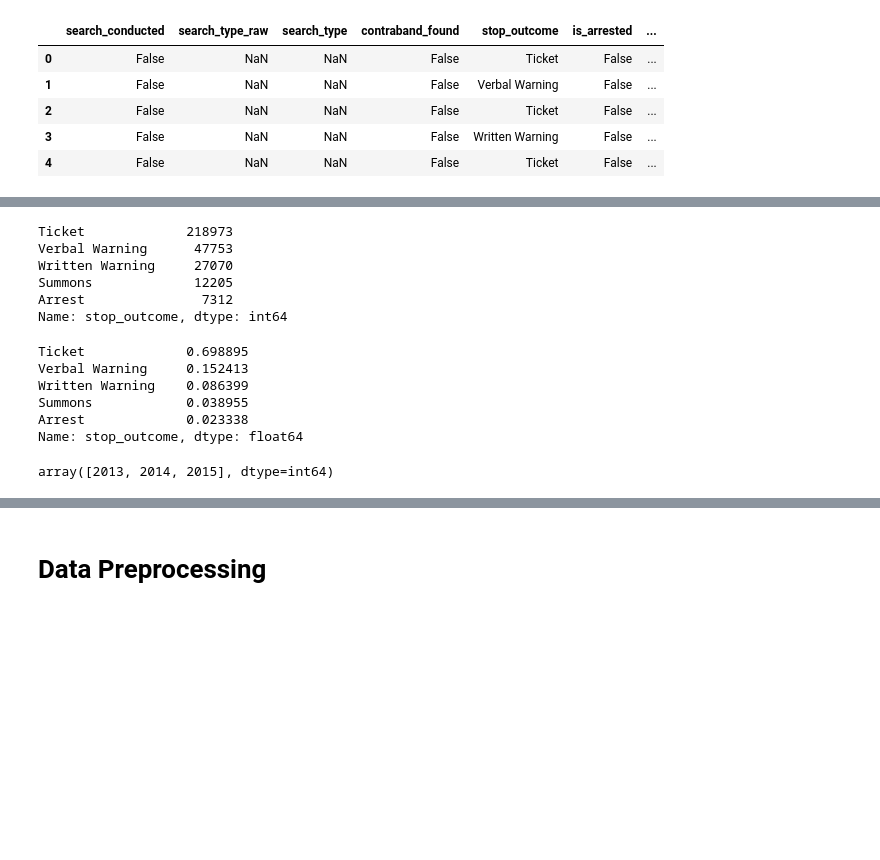
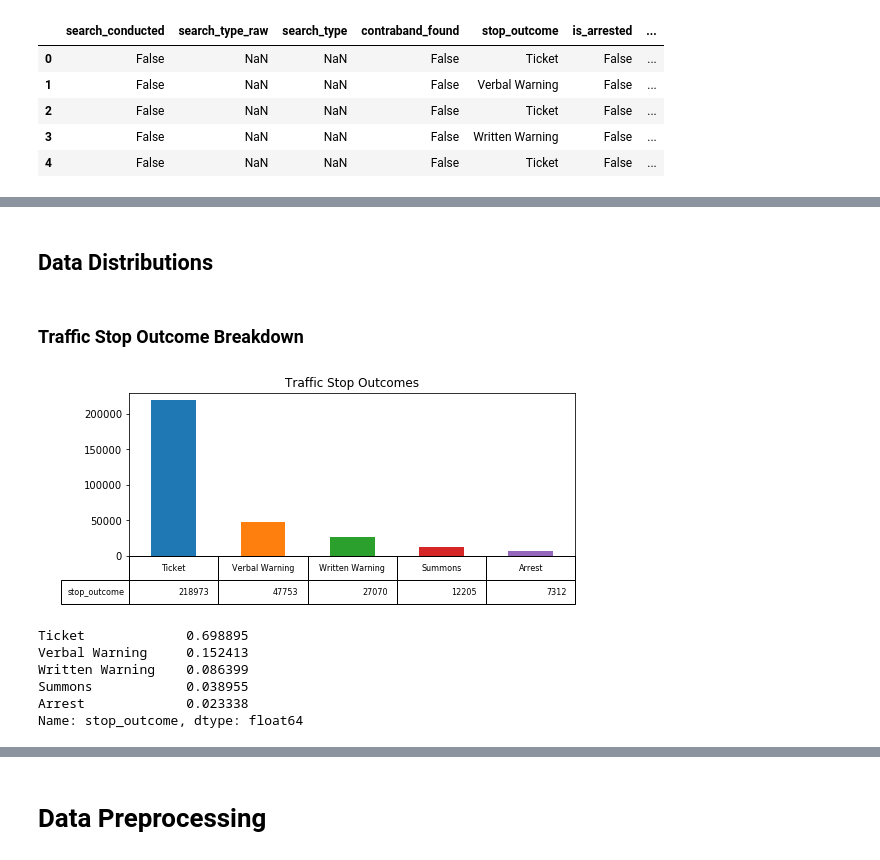
Before and after one commit to patrickmpoon/machine-learning, a Jupyter notebook: projects/capstone/data_exploration.ipynb, the cells around one changed output, grey strips where cells are left out. Saved outputs shown, nothing was run; the diff lists cells and outputs as text; code cells hidden in the pictures; blank space fills up the shorter version.

Commit message:
Data exploration and preprocessing

```diff
--- a/projects/capstone/data_exploration.ipynb
+++ b/projects/capstone/data_exploration.ipynb
@@ -6,7 +6,7 @@ from datetime import datetime
 
 %matplotlib inline
 # %%
-df = pd.read_csv('./data/CT-clean.csv')
+df = pd.read_csv('./data/CT-clean.csv', header=0)
 # %% [markdown]
 # Data Exploration
 # %%
@@ -101,12 +92,13 @@ array(['Ticket', 'Verbal Warning', 'Written Warning', nan, 'Summons',
-# %%
-df['stop_outcome'].value_counts()
-# %% [output]
-Ticket             218973
-Verbal Warning      47753
-Written Warning     27070
-Summons             12205
-Arrest               7312
-Name: stop_outcome, dtype: int64
+# %% [markdown]
+## Data Distributions
+# %% [markdown]
+### Traffic Stop Outcome Breakdown
+# %%
+outcome_breakdown = df['stop_outcome'].value_counts().plot.bar(figsize=(8, 3), title='Traffic Stop Outcomes', table=True)
+outcome_breakdown.axes.get_xaxis().set_visible(False)
+outcome_breakdown.tables[0].scale(1, 2)
+# %% [output]
+[figure, added]
 # %%
 df['stop_outcome'].value_counts(normalize=True)
 # %% [output]
@@ -116,8 +108,3 @@ Written Warning    0.086399
 Summons            0.038955
 Arrest             0.023338
 Name: stop_outcome, dtype: float64
-# %%
-years = df['id'].apply(lambda x: int(x.split('-')[1]))
-years.unique()
-# %% [output]
-array([2013, 2014, 2015], dtype=int64)
```
Also changed, not shown: parts of 69 cells of this notebook.
